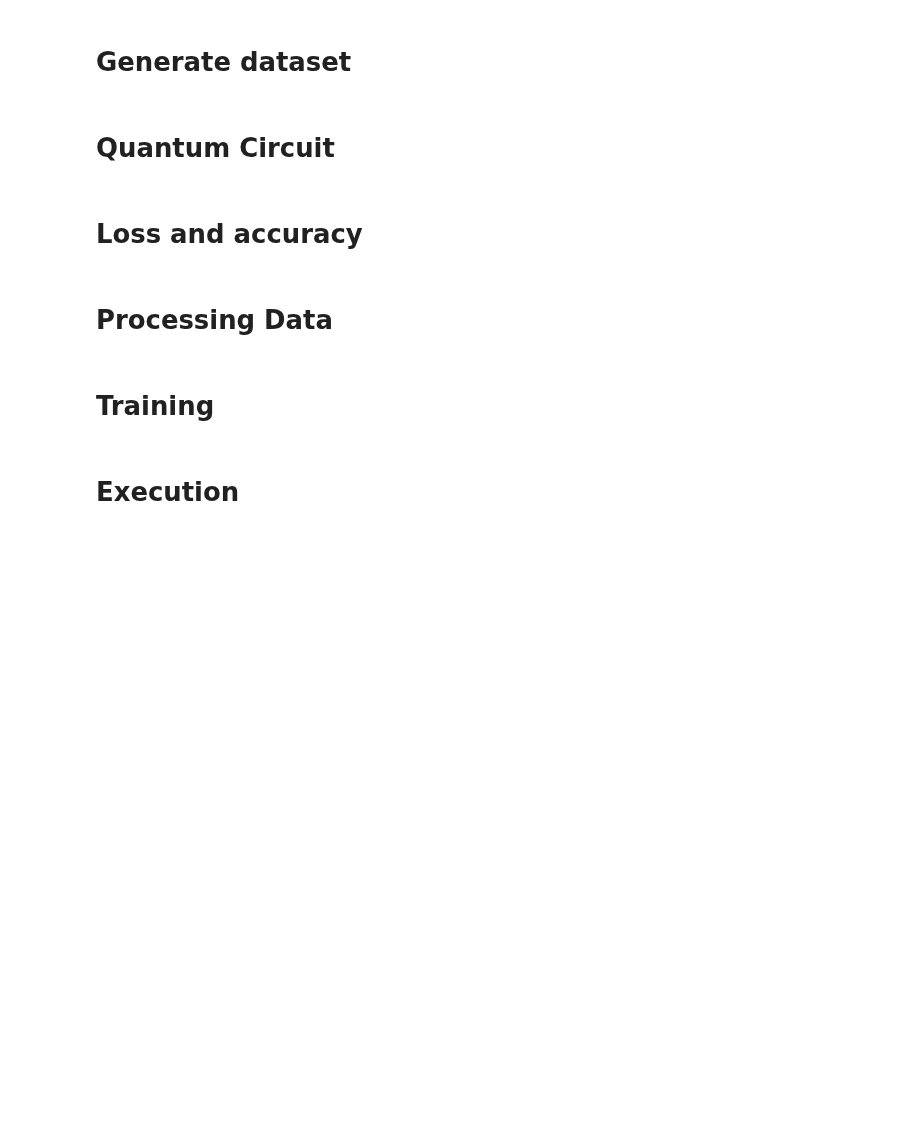
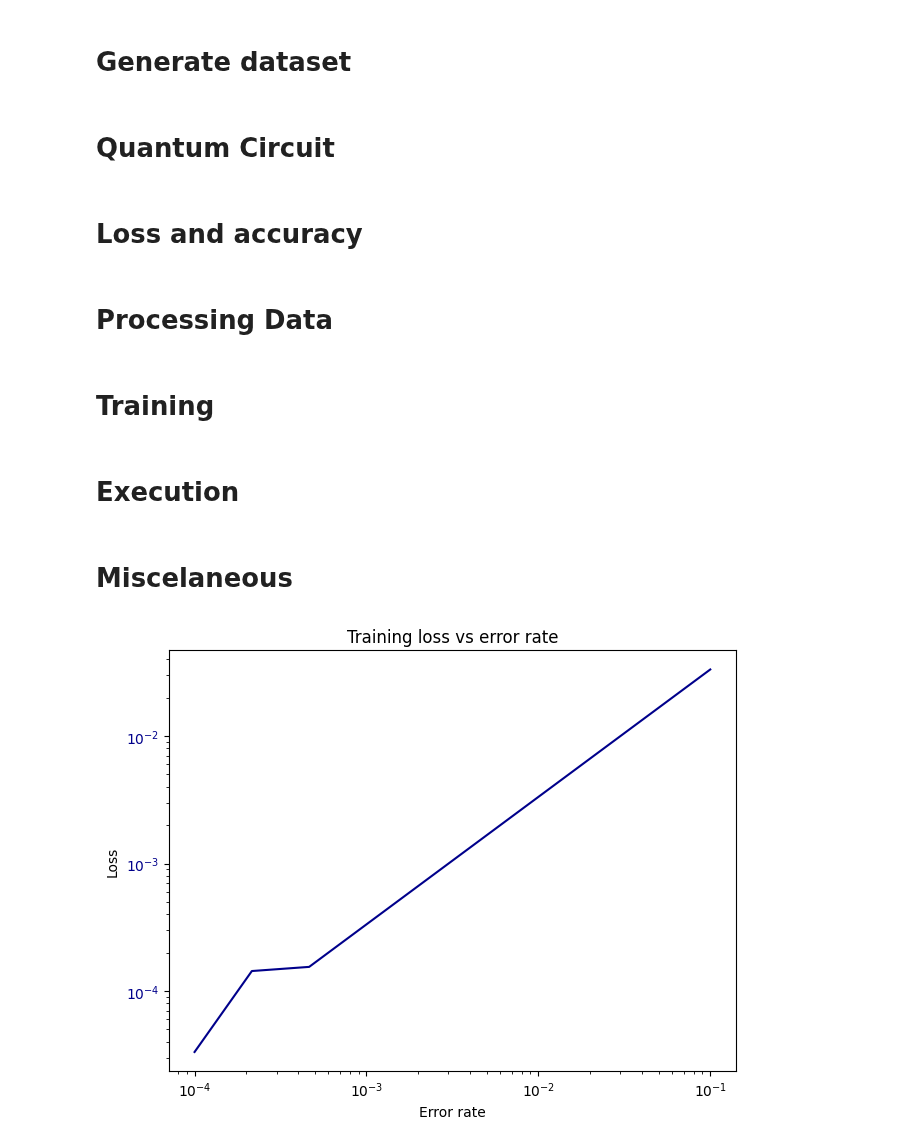
Before and after one commit to erikrecio/qurriculum_learning, a Jupyter notebook: Error Correction/qec_1_parallel.ipynb, the cells around one changed output. Drawn from its saved outputs; the diff is of its cells as text; code cells hidden in the pictures; blank space fills up the shorter version.

```diff
--- a/Error Correction/qec_1_parallel.ipynb
+++ b/Error Correction/qec_1_parallel.ipynb
@@ -35,6 +33,6 @@ TypeError: 'type' object is not subscriptable
 # %%
 # Running parameters
-num_iters = 1    # Number of training iterations
+num_iters = 500    # Number of training iterations
 num_runs = 10
 num_cpus = 10
 cl_types = ["NCL"]#, "CL", "ACL", "SPCL", "SPACL"]     # "NCL" - No curriculum, "CL" - Curriculum, "ACL" - Anti-curriculum, "SPCL" - Self paced curriculum, "SPACL" - Self paced anti-curriculum
@@ -674,3 +672,52 @@ if num_cpus==0:
     main()
 else:
     main_parallel()
+# %% [markdown]
+# Miscelaneous
+# %%
+time_now_arr = ["2024-02-19 13-00-49", "2024-02-19 14-32-08", "2024-02-19 16-04-22", "2024-02-19 17-35-32", "2024-02-19 19-08-09", "2024-02-19 20-39-22", "2024-02-19 22-08-08", "2024-02-19 23-36-24", "2024-02-20 01-04-31", "2024-02-20 02-32-28"]
+folder_name = f"Results/{nqubits}q - {num_iters:} iters/"
+file_name = "NCL"
+
+losses_train = []
+error_probs = []
+for time_now in time_now_arr:
+    data_file_name = f"{folder_name}/{time_now} - Data - {file_name}.csv"
+    read_data = pd.read_csv(data_file_name,
+                            usecols=["losses_train"],
+                            converters={"losses_train":ast.literal_eval})
+    last_loss_train = read_data["losses_train"][0][num_iters-1]
+    losses_train.append(last_loss_train)
+
+    hyperparams_file_name = f"{folder_name}/{time_now} - Hyperparameters.csv"
+    read_hyperparams = pd.read_csv(hyperparams_file_name,
+                            usecols=["error_prob"])
+    error_prob = read_hyperparams["error_prob"][0]
+    error_probs.append(error_prob)
+
+
+fig, axis = plt.subplots(1,1)
+# fig.set_figheight(6.5)
+# fig.set_figwidth(15)
+fig.tight_layout()  # otherwise the right y-label is slightly clipped # rect=(1,1,5,1)
+
+# ---------------------------------------------------------------------- #
+# -------------------- Loss and accuracy figure ------------------------ #
+# ---------------------------------------------------------------------- #
+
+runs = range(1, num_iters+1)
+
+color2 = 'darkblue'
+axis.set_xlabel('Error rate')
+axis.set_ylabel('Loss')
+axis.plot(error_probs, losses_train, label="Train Loss", color=color2)
+axis.tick_params(axis='y', labelcolor=color2)
+axis.set_yscale("log")
+axis.set_xscale("log")
+# axis.set_ylim(bottom=0.0, top=1.0)
+
+# plt.legend()
+axis.set_title(f"Training loss vs error rate")
+plt.show()
+# %% [output]
+[figure, added]
```
Also changed, not shown: parts of 1 cell of this notebook, 25 other files.
